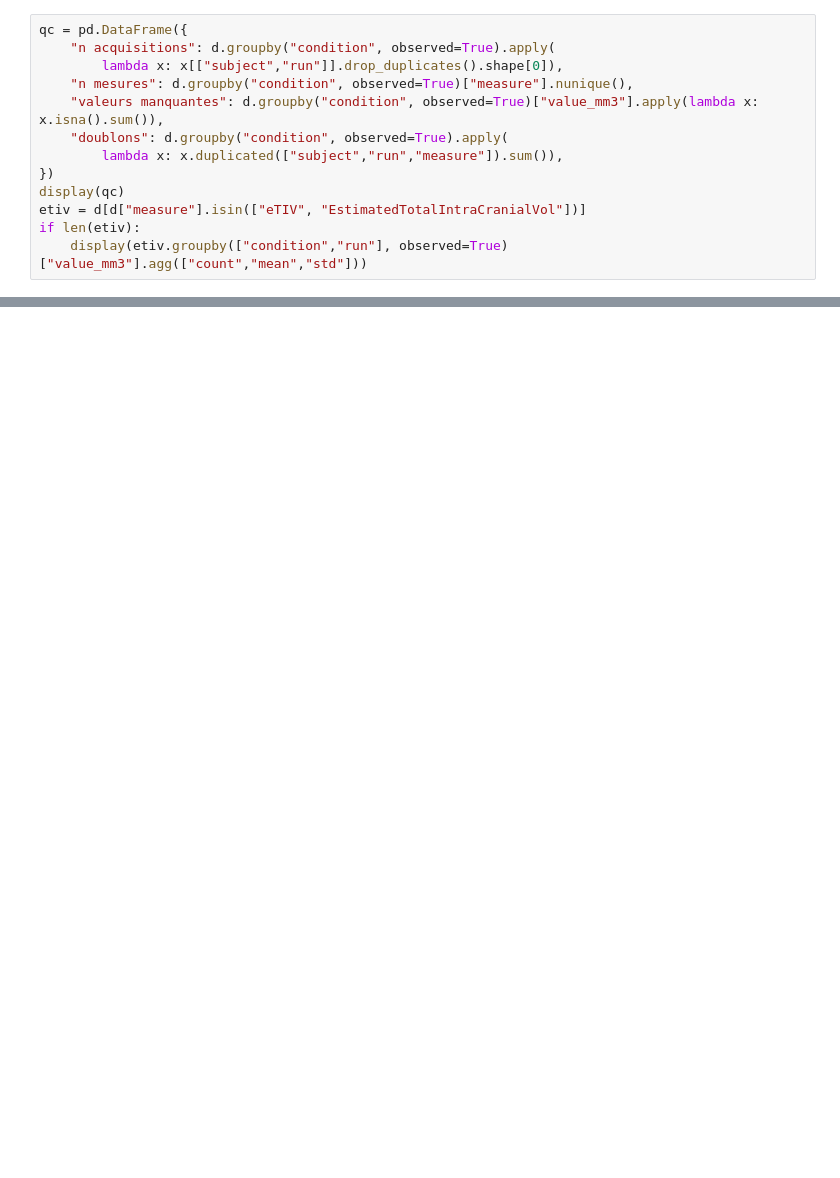
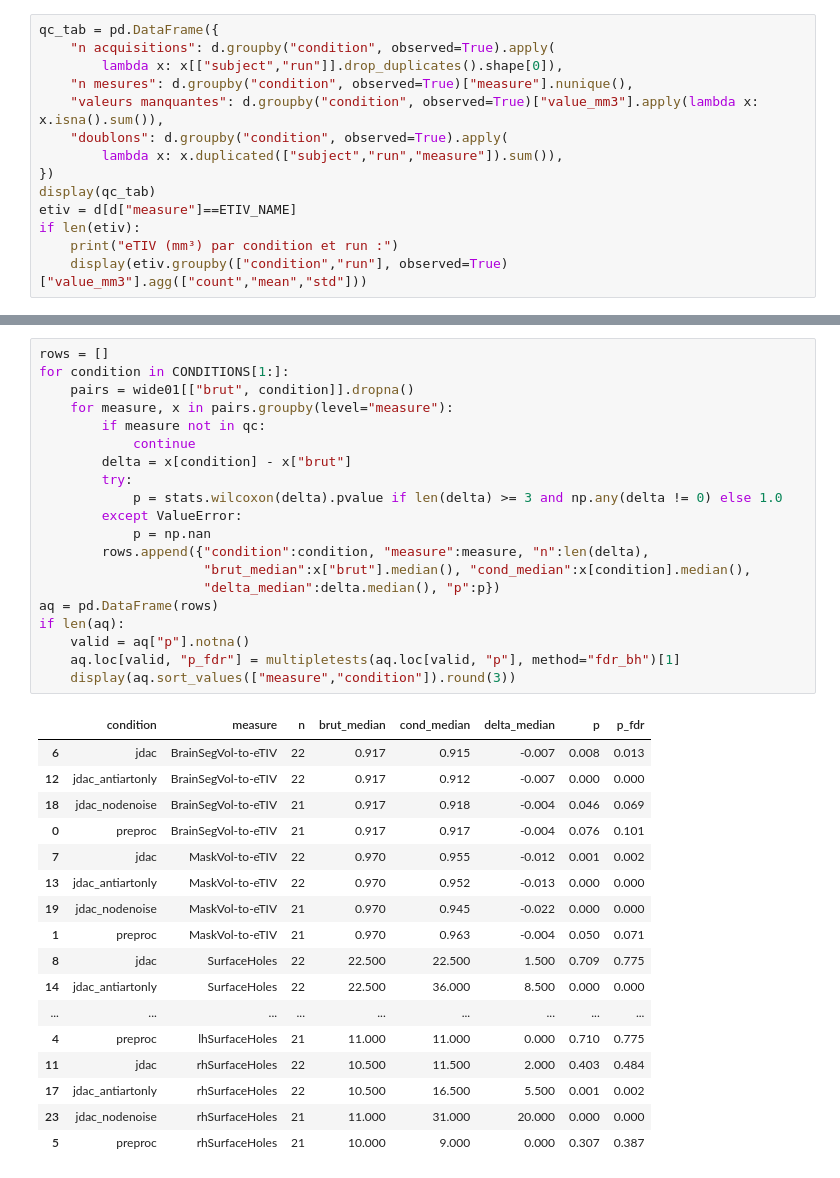
Before and after one commit to math-wil/jdac-motion-correction, a Jupyter notebook: pipelines/ds004332/phase5_fidelity/explore_aseg_rigide.ipynb, the cells around one changed output, grey strips where cells are left out. Drawn from its saved outputs; the diff is of its cells as text; blank space fills up the shorter version.

```diff
--- a/pipelines/ds004332/phase5_fidelity/explore_aseg_rigide.ipynb
+++ b/pipelines/ds004332/phase5_fidelity/explore_aseg_rigide.ipynb
@@ -79,5 +137,5 @@ Une acquisition n'est analysée que si son `aseg.stats` existe. Les valeurs manq
 # %%
-qc = pd.DataFrame({
+qc_tab = pd.DataFrame({
     "n acquisitions": d.groupby("condition", observed=True).apply(
         lambda x: x[["subject","run"]].drop_duplicates().shape[0]),
     "n mesures": d.groupby("condition", observed=True)["measure"].nunique(),
@@ -85,9 +143,10 @@ qc = pd.DataFrame({
     "doublons": d.groupby("condition", observed=True).apply(
         lambda x: x.duplicated(["subject","run","measure"]).sum()),
 })
-display(qc)
-etiv = d[d["measure"].isin(["eTIV", "EstimatedTotalIntraCranialVol"])]
+display(qc_tab)
+etiv = d[d["measure"]==ETIV_NAME]
 if len(etiv):
+    print("eTIV (mm³) par condition et run :")
     display(etiv.groupby(["condition","run"], observed=True)["value_mm3"].agg(["count","mean","std"]))
 # %% [output]
 |  | n acquisitions | n mesures | valeurs manquantes | doublons |
@@ -174,3 +272,41 @@ plt.tight_layout(); plt.show()
+# %%
+rows = []
+for condition in CONDITIONS[1:]:
+    pairs = wide01[["brut", condition]].dropna()
+    for measure, x in pairs.groupby(level="measure"):
+        if measure not in qc:
+            continue
+        delta = x[condition] - x["brut"]
+        try:
+            p = stats.wilcoxon(delta).pvalue if len(delta) >= 3 and np.any(delta != 0) else 1.0
+        except ValueError:
+            p = np.nan
+        rows.append({"condition":condition, "measure":measure, "n":len(delta),
+                     "brut_median":x["brut"].median(), "cond_median":x[condition].median(),
+                     "delta_median":delta.median(), "p":p})
+aq = pd.DataFrame(rows)
+if len(aq):
+    valid = aq["p"].notna()
+    aq.loc[valid, "p_fdr"] = multipletests(aq.loc[valid, "p"], method="fdr_bh")[1]
+    display(aq.sort_values(["measure","condition"]).round(3))
+# %% [output]
+|  | condition | measure | n | brut_median | cond_median | delta_median | p | p_fdr |
+| 6 | jdac | BrainSegVol-to-eTIV | 22 | 0.917 | 0.915 | -0.007 | 0.008 | 0.013 |
+| 12 | jdac_antiartonly | BrainSegVol-to-eTIV | 22 | 0.917 | 0.912 | -0.007 | 0.000 | 0.000 |
+| 18 | jdac_nodenoise | BrainSegVol-to-eTIV | 21 | 0.917 | 0.918 | -0.004 | 0.046 | 0.069 |
+| 0 | preproc | BrainSegVol-to-eTIV | 21 | 0.917 | 0.917 | -0.004 | 0.076 | 0.101 |
+| 7 | jdac | MaskVol-to-eTIV | 22 | 0.970 | 0.955 | -0.012 | 0.001 | 0.002 |
+| 13 | jdac_antiartonly | MaskVol-to-eTIV | 22 | 0.970 | 0.952 | -0.013 | 0.000 | 0.000 |
+| 19 | jdac_nodenoise | MaskVol-to-eTIV | 21 | 0.970 | 0.945 | -0.022 | 0.000 | 0.000 |
+| 1 | preproc | MaskVol-to-eTIV | 21 | 0.970 | 0.963 | -0.004 | 0.050 | 0.071 |
+| 8 | jdac | SurfaceHoles | 22 | 22.500 | 22.500 | 1.500 | 0.709 | 0.775 |
+| 14 | jdac_antiartonly | SurfaceHoles | 22 | 22.500 | 36.000 | 8.500 | 0.000 | 0.000 |
+| ... | ... | ... | ... | ... | ... | ... | ... | ... |
+| 4 | preproc | lhSurfaceHoles | 21 | 11.000 | 11.000 | 0.000 | 0.710 | 0.775 |
+| 11 | jdac | rhSurfaceHoles | 22 | 10.500 | 11.500 | 2.000 | 0.403 | 0.484 |
+| 17 | jdac_antiartonly | rhSurfaceHoles | 22 | 10.500 | 16.500 | 5.500 | 0.001 | 0.002 |
+| 23 | jdac_nodenoise | rhSurfaceHoles | 21 | 11.000 | 31.000 | 20.000 | 0.000 | 0.000 |
+| 5 | preproc | rhSurfaceHoles | 21 | 10.000 | 9.000 | 0.000 | 0.307 | 0.387 |
 # %% [markdown]
 ## B. Récupération des volumes des scans bougés
 
```
Also changed, not shown: parts of 18 cells of this notebook, 2 other files.
